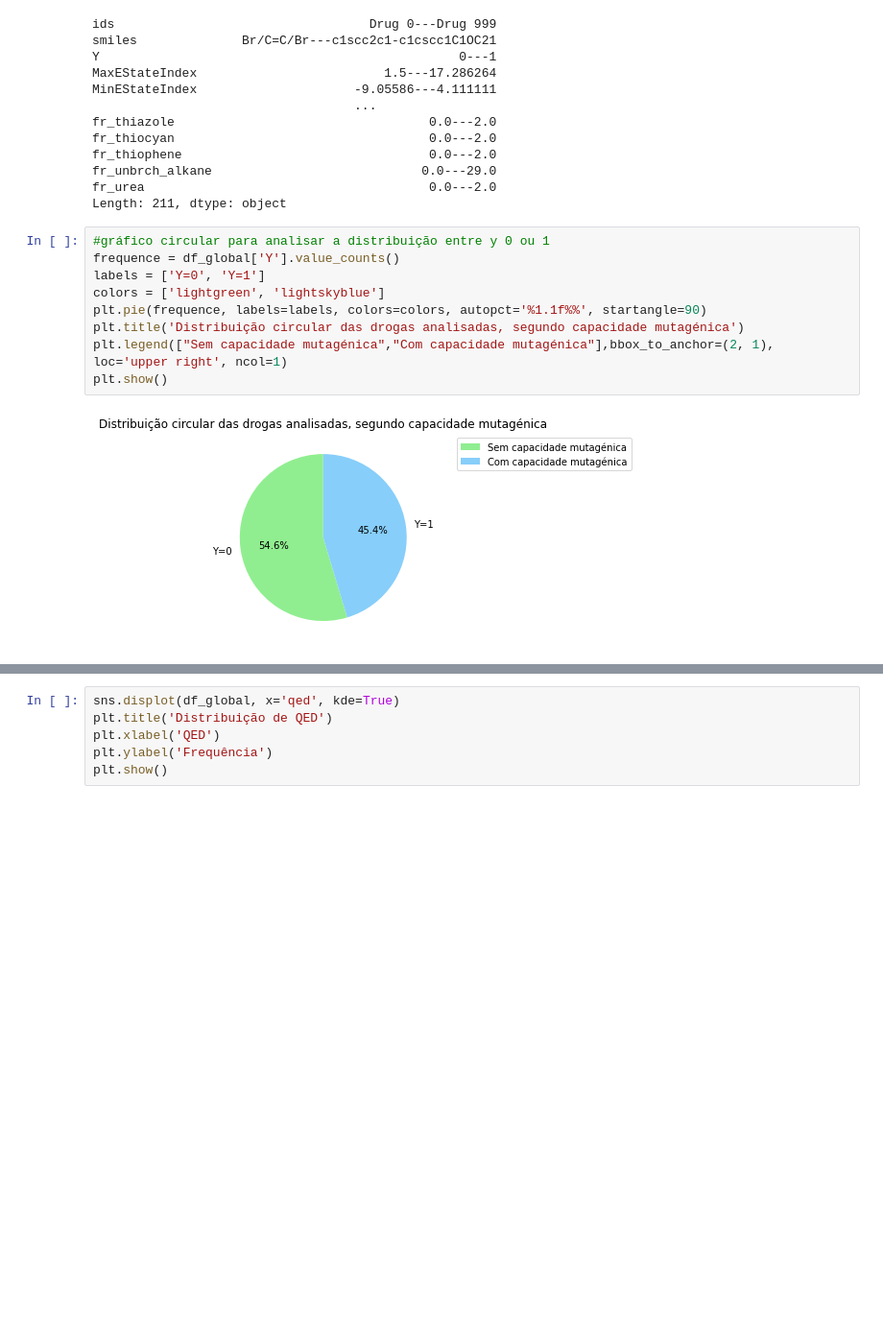
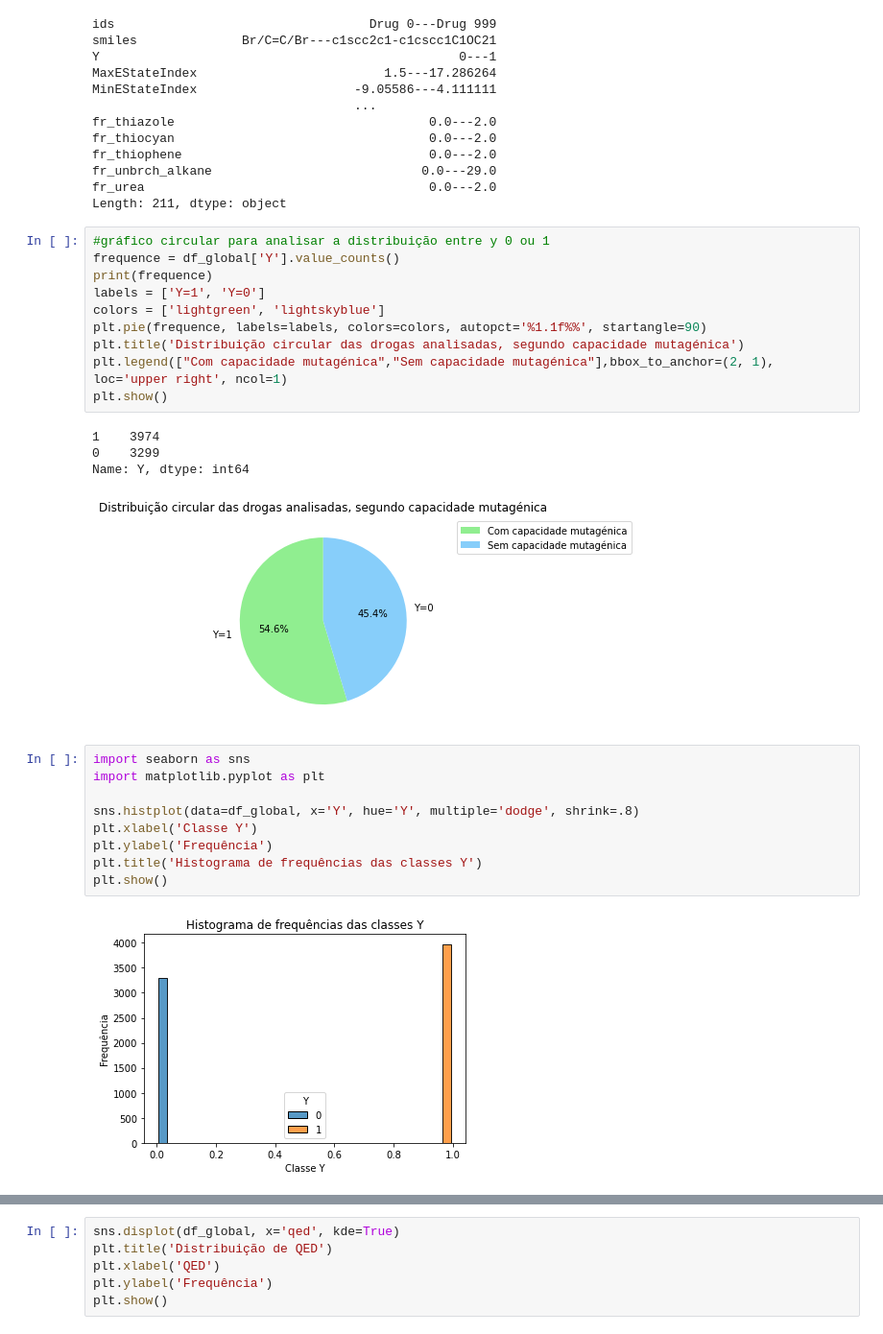
Before and after one commit to esperancaa/Extracao_de_Dados, a Jupyter notebook: Trabalho_Pyhton/Trabalho.ipynb, the cells around one changed output, grey strips where cells are left out. Shown: that part at 96% size. Cells and saved outputs as stored; diff of their text form; blank space fills up the shorter version.

```diff
--- a/Trabalho_Pyhton/Trabalho.ipynb
+++ b/Trabalho_Pyhton/Trabalho.ipynb
@@ -250,12 +250,27 @@ Length: 211, dtype: object
 # %%
 #gráfico circular para analisar a distribuição entre y 0 ou 1
 frequence = df_global['Y'].value_counts()
-labels = ['Y=0', 'Y=1']
+print(frequence)
+labels = ['Y=1', 'Y=0']
 colors = ['lightgreen', 'lightskyblue']
 plt.pie(frequence, labels=labels, colors=colors, autopct='%1.1f%%', startangle=90)
 plt.title('Distribuição circular das drogas analisadas, segundo capacidade mutagénica')
-plt.legend(["Sem capacidade mutagénica","Com capacidade mutagénica"],bbox_to_anchor=(2, 1), loc='upper right', ncol=1)
+plt.legend(["Com capacidade mutagénica","Sem capacidade mutagénica"],bbox_to_anchor=(2, 1), loc='upper right', ncol=1)
 plt.show()
 # %% [output]
+1    3974
+0    3299
+Name: Y, dtype: int64
 [figure]
+# %%
+import seaborn as sns
+import matplotlib.pyplot as plt
+
+sns.histplot(data=df_global, x='Y', hue='Y', multiple='dodge', shrink=.8)
+plt.xlabel('Classe Y')
+plt.ylabel('Frequência')
+plt.title('Histograma de frequências das classes Y')
+plt.show()
+# %% [output]
+[figure, added]
 # %% [markdown]
```
Also changed, not shown: parts of 16 cells of this notebook.
